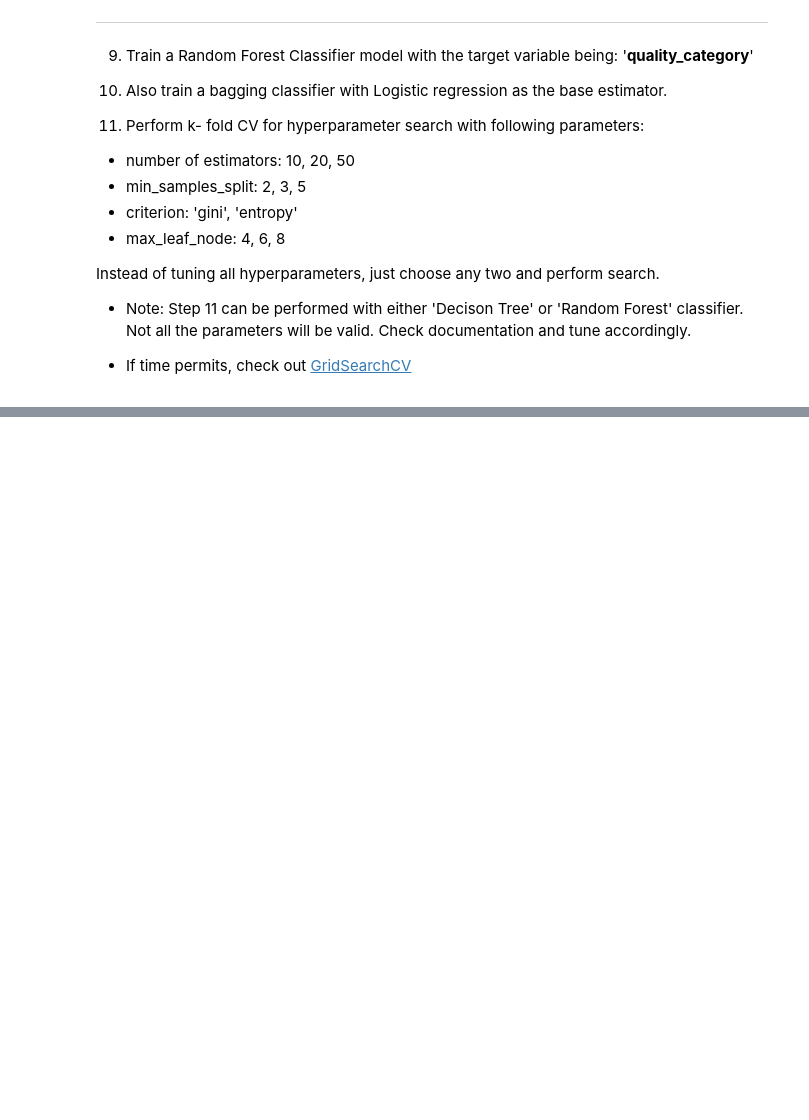
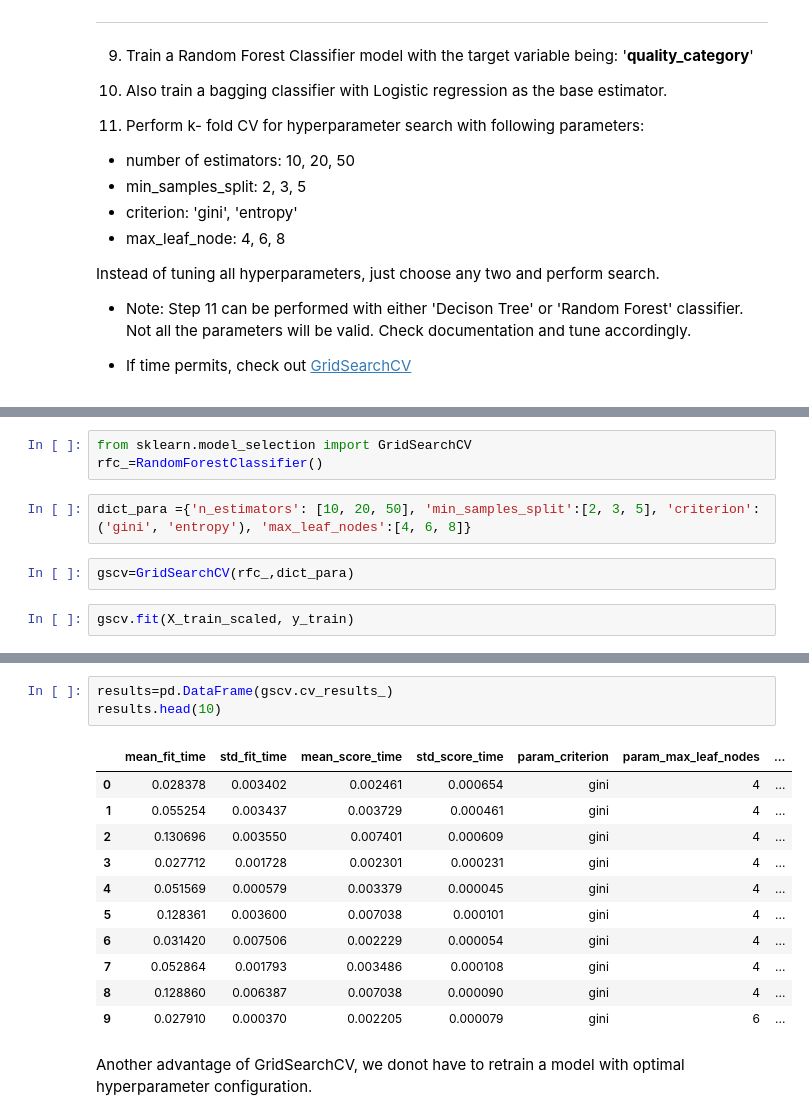
Before and after one commit to ahmedopolis/YCBS-255-Statistical-Machine-Learning, a Jupyter notebook: Workbooks/Workbook_08.ipynb, the cells around one changed output, grey strips where cells are left out. Cells and saved outputs as stored; diff of their text form; blank space fills up the shorter version.

```diff
--- a/Workbooks/Workbook_08.ipynb
+++ b/Workbooks/Workbook_08.ipynb
@@ -585,0 +864,9 @@ Instead of tuning all hyperparameters, just choose any two and perform search.
+# %%
+from sklearn.model_selection import GridSearchCV
+rfc_=RandomForestClassifier()
+# %%
+dict_para ={'n_estimators': [10, 20, 50], 'min_samples_split':[2, 3, 5], 'criterion': ('gini', 'entropy'), 'max_leaf_nodes':[4, 6, 8]}
+# %%
+gscv=GridSearchCV(rfc_,dict_para)
+# %%
+gscv.fit(X_train_scaled, y_train)
@@ -585,0 +898,17 @@ Instead of tuning all hyperparameters, just choose any two and perform search.
+# %%
+results=pd.DataFrame(gscv.cv_results_)
+results.head(10)
+# %% [output]
+|  | mean_fit_time | std_fit_time | mean_score_time | std_score_time | param_criterion | param_max_leaf_nodes | ... |
+| 0 | 0.028378 | 0.003402 | 0.002461 | 0.000654 | gini | 4 | ... |
+| 1 | 0.055254 | 0.003437 | 0.003729 | 0.000461 | gini | 4 | ... |
+| 2 | 0.130696 | 0.003550 | 0.007401 | 0.000609 | gini | 4 | ... |
+| 3 | 0.027712 | 0.001728 | 0.002301 | 0.000231 | gini | 4 | ... |
+| 4 | 0.051569 | 0.000579 | 0.003379 | 0.000045 | gini | 4 | ... |
+| 5 | 0.128361 | 0.003600 | 0.007038 | 0.000101 | gini | 4 | ... |
+| 6 | 0.031420 | 0.007506 | 0.002229 | 0.000054 | gini | 4 | ... |
+| 7 | 0.052864 | 0.001793 | 0.003486 | 0.000108 | gini | 4 | ... |
+| 8 | 0.128860 | 0.006387 | 0.007038 | 0.000090 | gini | 4 | ... |
+| 9 | 0.027910 | 0.000370 | 0.002205 | 0.000079 | gini | 6 | ... |
+# %% [markdown]
+Another advantage of GridSearchCV, we donot have to retrain a model with optimal hyperparameter configuration.
```
Also changed, not shown: parts of 35 cells of this notebook.
